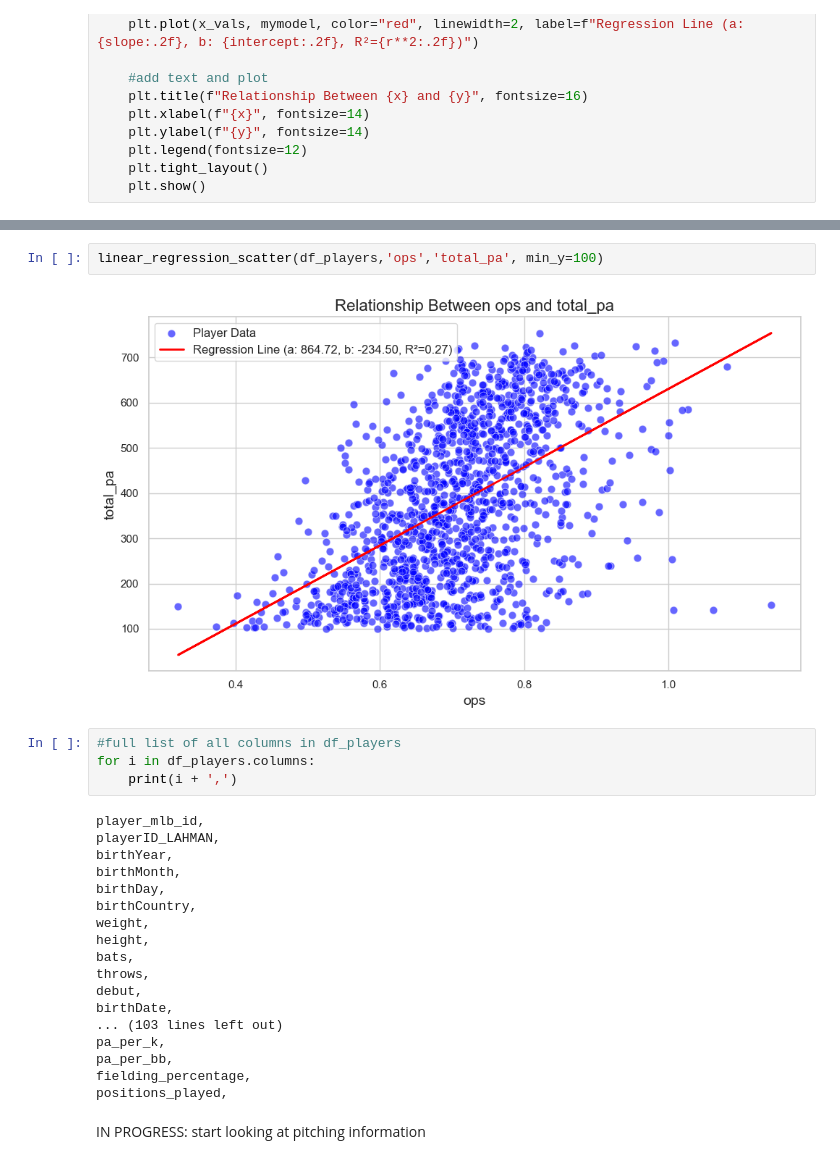
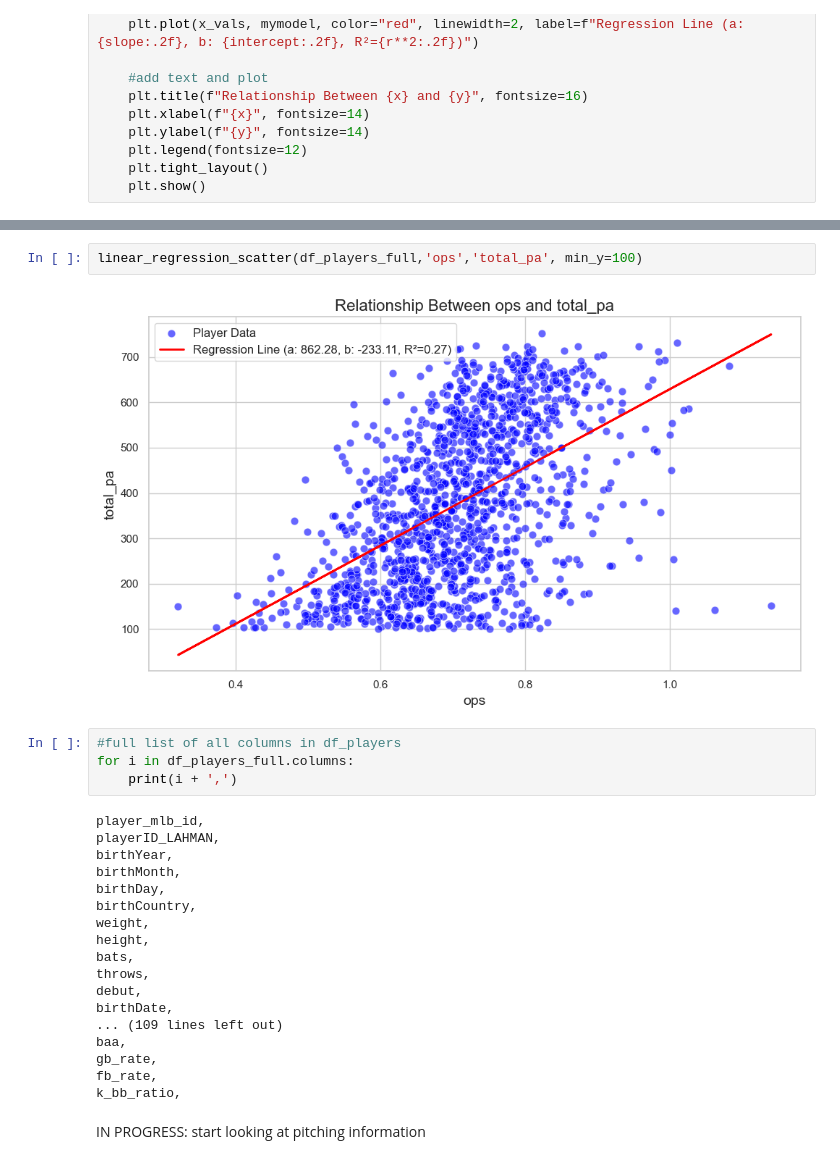
Before and after one commit to etienne-busnel/Cincinnati-Reds-Hackathon-2025, a Jupyter notebook: Player_Information.ipynb, the cells around one changed output, grey strips where cells are left out. Saved outputs shown, nothing was run; the diff lists cells and outputs as text.

```diff
--- a/Player_Information.ipynb
+++ b/Player_Information.ipynb
@@ -592,10 +602,10 @@ linear_regression_scatter(df_players,'obp','total_pa')
 # %%
-linear_regression_scatter(df_players,'ops','total_pa', min_y=100)
+linear_regression_scatter(df_players_full,'ops','total_pa', min_y=100)
 # %% [output]
-[figure, old version]
+[figure, new version]
 # %%
 #full list of all columns in df_players
-for i in df_players.columns:
+for i in df_players_full.columns:
     print(i + ',')
 # %% [output]
 player_mlb_id,
@@ -610,11 +620,11 @@ bats,
 throws,
 debut,
 birthDate,
-... (103 lines left out)
-pa_per_k,
-pa_per_bb,
-fielding_percentage,
-positions_played,
+... (109 lines left out)
+baa,
+gb_rate,
+fb_rate,
+k_bb_ratio,
 # %% [markdown]
 IN PROGRESS: start looking at pitching information
 # %%
```
Also changed, not shown: parts of 5 cells of this notebook, 1 other file.
